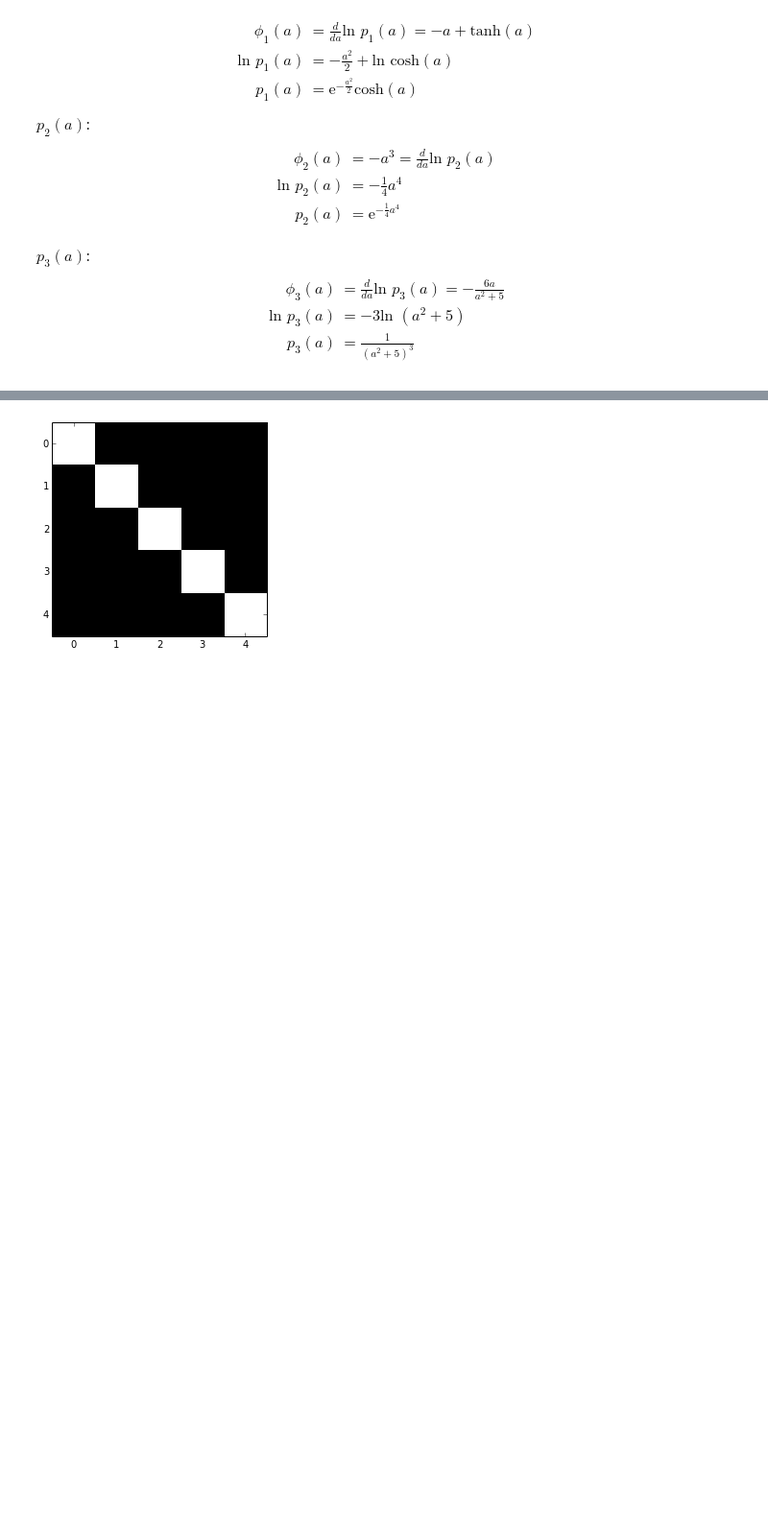
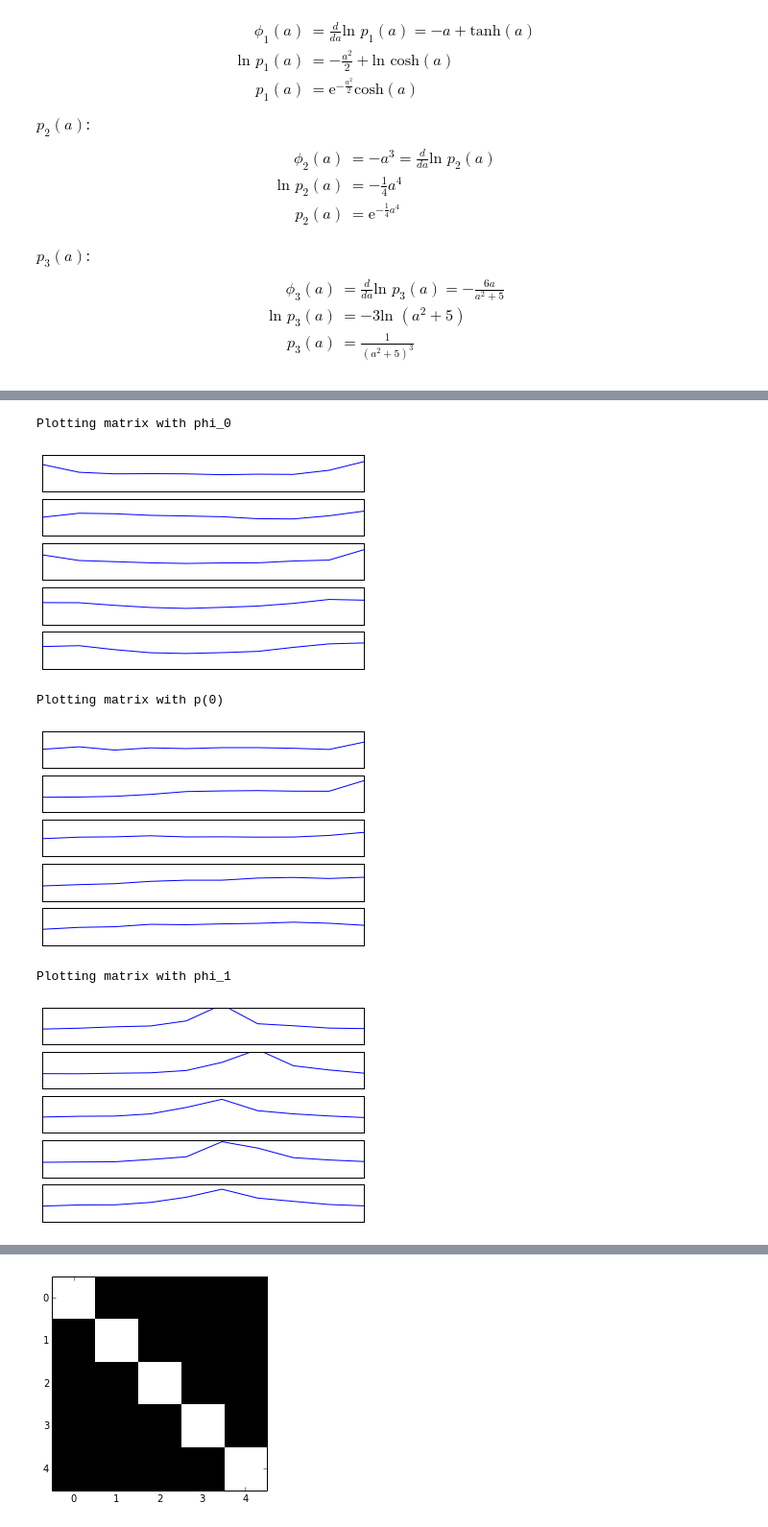
Before and after one commit to sagieske/ml2, a Jupyter notebook: lab1.ipynb, the cells around one changed output, grey strips where cells are left out. Shown: that part at 96% size. Cells and saved outputs as stored; diff of their text form; code cells hidden in the pictures; blank space fills up the shorter version.

Commit message:
Got plots working tho they're ugly as balls

```diff
--- a/lab1.ipynb
+++ b/lab1.ipynb
@@ -276,0 +204,80 @@ Plotting matrix histograms..
+# %%
+def plot_probabilities(S, n):
+    plot_count = 0
+    number_rows = np.shape(X)[0]
+    print "Plotting matrix with p("+str(n)+")"
+    for r in X:
+        row = probability(r, n)
+        #Get histogram of current row
+        row_histogram = np.histogram(row)
+        plot_count += 1
+        #Create subplot
+        ax = plt.subplot(number_rows, 1, plot_count)
+        #Plot current row
+        plt.plot(row_histogram[0])
+        #Remove x and y interval labels
+        ax.set_xticks([])
+        ax.set_yticks([])
+        #Set value interval
+        ax.set_ylim([-150,200])
+    plt.show()
+
+def plot_activations(X, n):
+    plot_count = 0
+    number_rows = np.shape(X)[0]
+    print "Plotting matrix with phi_"+str(n)
+    for r in X:
+        row = activation(r, n)
+        #Get histogram of current row
+        row_histogram = np.histogram(row)
+        plot_count += 1
+        #Create subplot
+        ax = plt.subplot(number_rows, 1, plot_count)
+        #Plot current row
+        plt.plot(row_histogram[0])
+        #Remove x and y interval labels
+        ax.set_xticks([])
+        ax.set_yticks([])
+        #Set value interval
+        ax.set_ylim([-150,200])
+    plt.show()
+
+def probabilities(a, n):
+    """Returns p_n(a))"""
+    if n == 0:
+        return 1/np.cosh(a)
+    elif n==1:
+        a_square = a**2
+        return np.exp(-(a_square/2)) * np.cosh(a)
+    elif n==2:
+        return np.exp(-0.25 * a**4)
+    elif n==3:
+        return 1/((a**2 + 5)**3)
+
+def activation(a, n):
+    """Returns phi_n(a)"""
+    if n==0:
+        return -np.tanh(a)
+    elif n==1:
+        return -a + np.tanh(a)
+    elif n==2:
+        return -(a**3)
+    elif n==3:
+        return - ((6*a)/(a**2 + 5))
+
+
+plot_activations(X,0)
+plot_probabilities(S,0)
+plot_activations(X,1)
+plot_probabilities(S,1)
+plot_activations(X,2)
+plot_probabilities(S,2)
+plot_activations(X,3)
+plot_probabilities(S,3)
+# %% [output]
+Plotting matrix with phi_0
+[figure, added]
+Plotting matrix with p(0)
+[figure, added]
+Plotting matrix with phi_1
+[figure, added]
```
Also changed, not shown: parts of 5 cells of this notebook.
